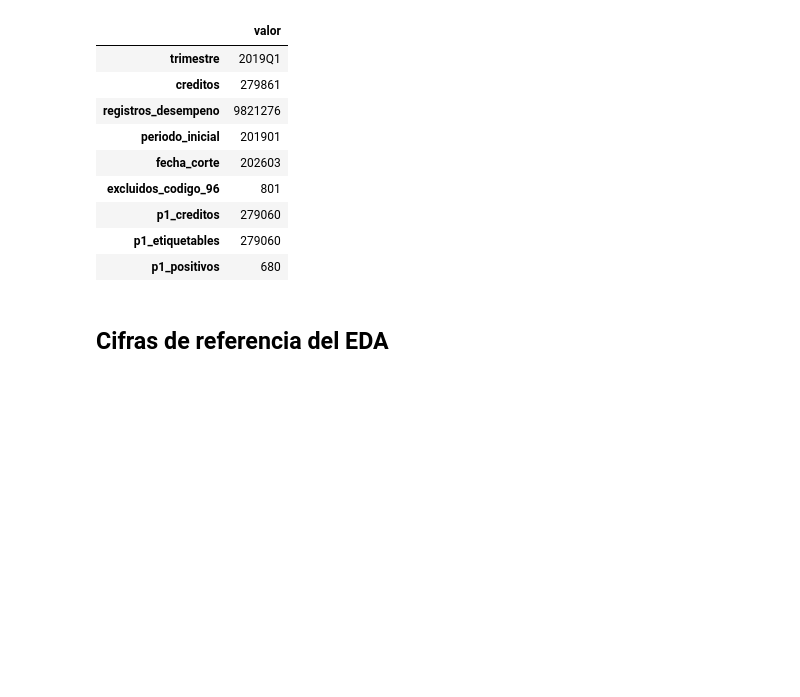
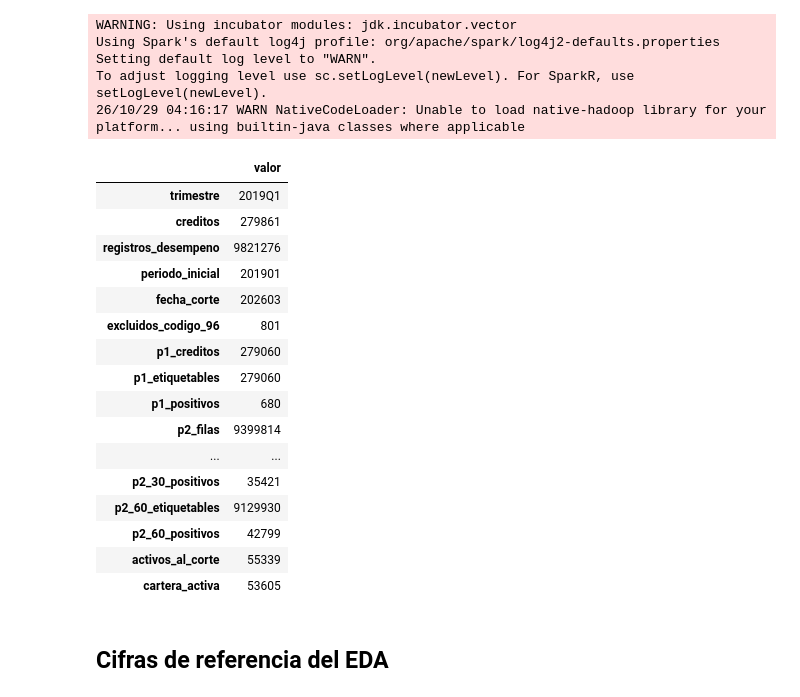
Before and after one commit to OSCARORTEGA95/Proyecto-de-Riesgo-de-Credito-Hipotecario, a Jupyter notebook: notebooks/02_etl.ipynb, the cells around one changed output. Cells and saved outputs as stored; diff of their text form; code cells hidden in the pictures; blank space fills up the shorter version.

```diff
--- a/notebooks/02_etl.ipynb
+++ b/notebooks/02_etl.ipynb
@@ -2,37 +2,60 @@
 import json
 import sys
 from pathlib import Path
 
 import pandas as pd
+import yaml
+from pyspark.sql import functions as F
 
 RAIZ = Path.cwd().parent if Path.cwd().name == "notebooks" else Path.cwd()
 sys.path.insert(0, str(RAIZ / "src"))
 from riesgo_credito.procesamiento import esquema, etl
 
 TRIMESTRE = "2019Q1"
 DATOS = RAIZ / "data"
+PARTICION = f"trimestre={TRIMESTRE}"
 RUTAS = {
-    "originacion": DATOS / "limpios" / "originacion" / f"trimestre={TRIMESTRE}",
-    "desempeno": DATOS / "limpios" / "desempeno" / f"trimestre={TRIMESTRE}",
-    "p1": DATOS / "modelado" / "p1" / f"trimestre={TRIMESTRE}",
+    "originacion": DATOS / "limpios" / "originacion" / PARTICION,
+    "desempeno": DATOS / "limpios" / "desempeno" / PARTICION,
+    "p1": DATOS / "modelado" / "p1" / PARTICION,
+    "p2": DATOS / "modelado" / "p2" / PARTICION,
+    "tablero_originacion": DATOS / "tablero" / "originacion" / PARTICION,
+    "tablero_serie_mensual": DATOS / "tablero" / "serie_mensual" / PARTICION,
+    "tablero_cartera_activa": DATOS / "tablero" / "cartera_activa" / PARTICION,
 }
+
+params = yaml.safe_load((RAIZ / "params.yaml").read_text())
+spark = etl.crear_sesion(params["spark"]["memoria_driver"], params["spark"]["particiones"])
+spark.sparkContext.setLogLevel("ERROR")
+leer = {n: spark.read.parquet(str(r)) for n, r in RUTAS.items()}
 
 metricas = json.loads((DATOS / "metricas" / "etl" / f"{TRIMESTRE}.json").read_text())
 orig = pd.read_parquet(RUTAS["originacion"])
 p1 = pd.read_parquet(RUTAS["p1"])
-perf = pd.read_parquet(RUTAS["desempeno"], columns=["loan_id", "period", "edad"])
 pd.Series(metricas, name="valor").to_frame()
 # %% [output]
+WARNING: Using incubator modules: jdk.incubator.vector
+Using Spark's default log4j profile: org/apache/spark/log4j2-defaults.properties
+Setting default log level to "WARN".
+To adjust logging level use sc.setLogLevel(newLevel). For SparkR, use setLogLevel(newLevel).
+26/10/29 04:16:17 WARN NativeCodeLoader: Unable to load native-hadoop library for your platform... using builtin-java classes where applicable
 |  | valor |
 | trimestre | 2019Q1 |
 | creditos | 279861 |
 | registros_desempeno | 9821276 |
 | periodo_inicial | 201901 |
 | fecha_corte | 202603 |
 | excluidos_codigo_96 | 801 |
 | p1_creditos | 279060 |
 | p1_etiquetables | 279060 |
 | p1_positivos | 680 |
+| p2_filas | 9399814 |
+| ... | ... |
+| p2_30_positivos | 35421 |
+| p2_60_etiquetables | 9129930 |
+| p2_60_positivos | 42799 |
+| activos_al_corte | 55339 |
+| cartera_activa | 53605 |
 # %% [markdown]
 ## Cifras de referencia del EDA
 # %%
```
Also changed, not shown: parts of 15 cells of this notebook, 8 other files.
